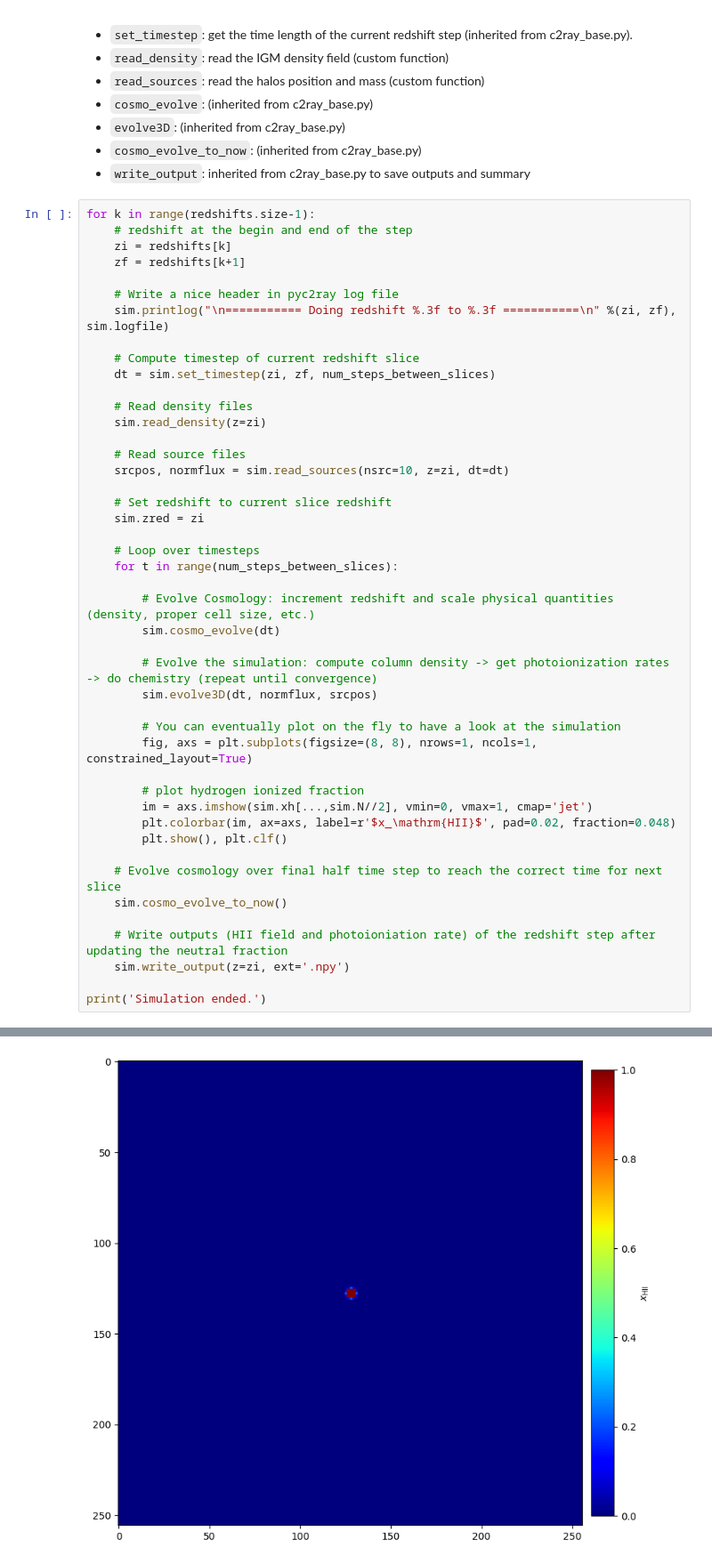
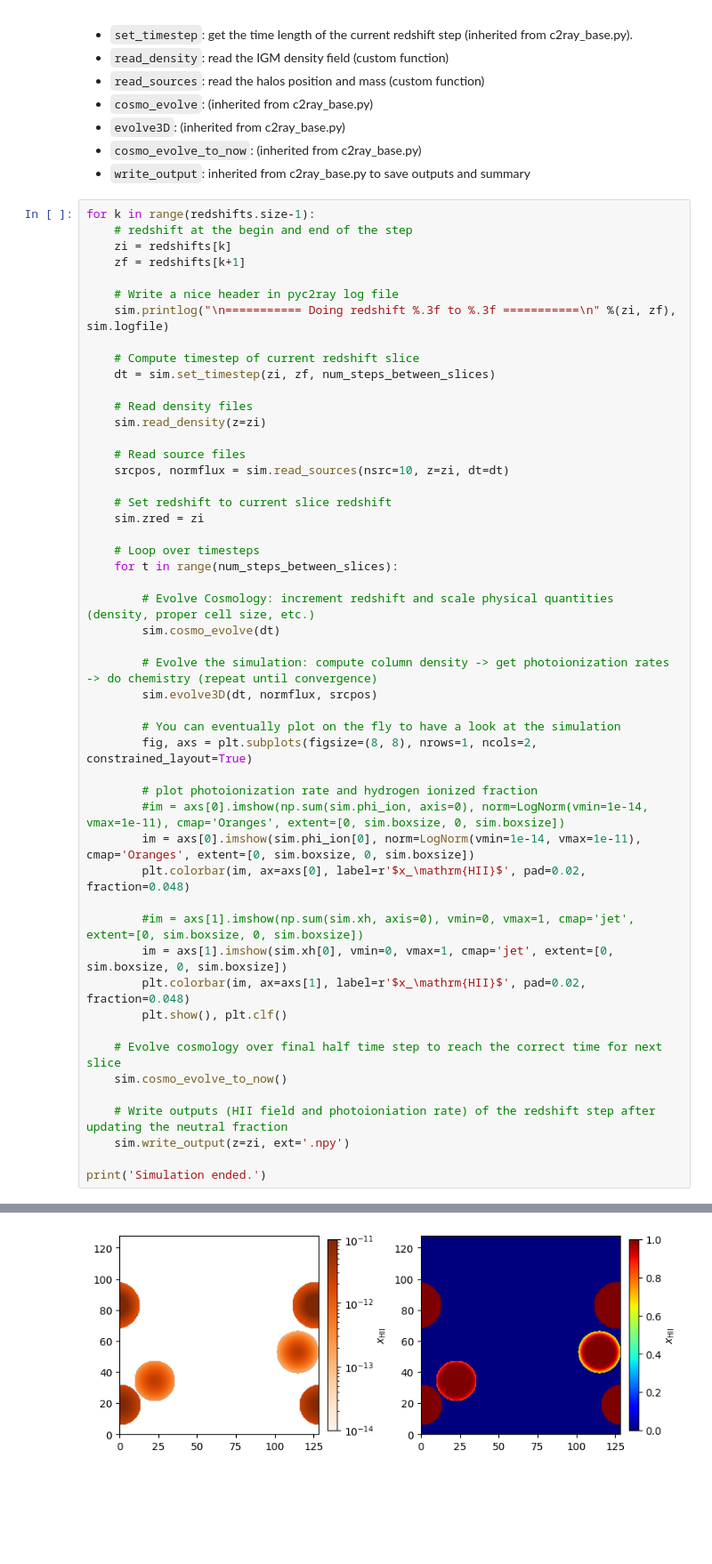
Before and after one commit to cosmic-reionization/pyC2Ray, a Jupyter notebook: docs/tutorials/cosmo_sim.ipynb, the cells around one changed output, grey strips where cells are left out. Shown at 89% size. Cells and saved outputs as stored; diff of their text form; blank space fills up the shorter version.

```diff
--- a/docs/tutorials/cosmo_sim.ipynb
+++ b/docs/tutorials/cosmo_sim.ipynb
@@ -147,11 +147,16 @@ for k in range(redshifts.size-1):
         sim.evolve3D(dt, normflux, srcpos)
 
         # You can eventually plot on the fly to have a look at the simulation
-        fig, axs = plt.subplots(figsize=(8, 8), nrows=1, ncols=1, constrained_layout=True)
+        fig, axs = plt.subplots(figsize=(8, 8), nrows=1, ncols=2, constrained_layout=True)
 
-        # plot hydrogen ionized fraction
-        im = axs.imshow(sim.xh[...,sim.N//2], vmin=0, vmax=1, cmap='jet')
-        plt.colorbar(im, ax=axs, label=r'$x_\mathrm{HII}$', pad=0.02, fraction=0.048)
+        # plot photoionization rate and hydrogen ionized fraction
+        #im = axs[0].imshow(np.sum(sim.phi_ion, axis=0), norm=LogNorm(vmin=1e-14, vmax=1e-11), cmap='Oranges', extent=[0, sim.boxsize, 0, sim.boxsize])
+        im = axs[0].imshow(sim.phi_ion[0], norm=LogNorm(vmin=1e-14, vmax=1e-11), cmap='Oranges', extent=[0, sim.boxsize, 0, sim.boxsize])
+        plt.colorbar(im, ax=axs[0], label=r'$x_\mathrm{HII}$', pad=0.02, fraction=0.048)
+
+        #im = axs[1].imshow(np.sum(sim.xh, axis=0), vmin=0, vmax=1, cmap='jet', extent=[0, sim.boxsize, 0, sim.boxsize])
+        im = axs[1].imshow(sim.xh[0], vmin=0, vmax=1, cmap='jet', extent=[0, sim.boxsize, 0, sim.boxsize])
+        plt.colorbar(im, ax=axs[1], label=r'$x_\mathrm{HII}$', pad=0.02, fraction=0.048)
         plt.show(), plt.clf()
 
     # Evolve cosmology over final half time step to reach the correct time for next slice
@@ -180 +187 @@ Multiple source convergence reached after 2 ray-tracing iterations.
-[figure, old version]
+[figure, new version]
```
Also changed, not shown: parts of 3 cells of this notebook, 14 other files.
